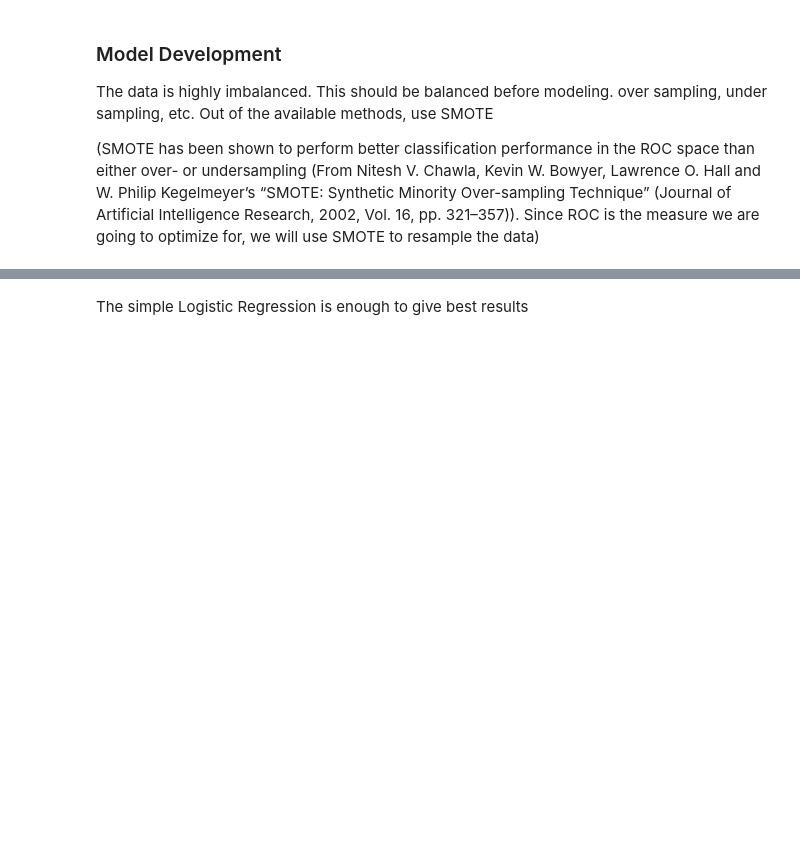
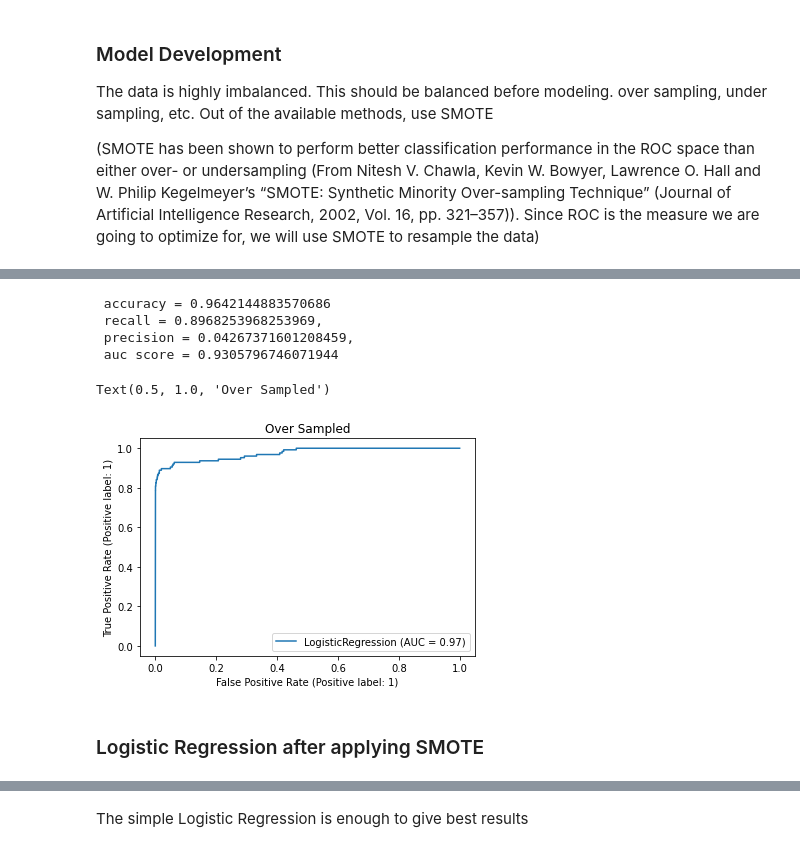
Before and after one commit to MuafiraThasni/Credit-Card-Fraud-Prediction, a Jupyter notebook: credit_card_note.ipynb, the cells around one changed output, grey strips where cells are left out. Cells and saved outputs as stored; diff of their text form; code cells hidden in the pictures; blank space fills up the shorter version.

Commit message:
New notebook after corrections

```diff
--- a/credit_card_note.ipynb
+++ b/credit_card_note.ipynb
@@ -213,0 +247,16 @@ X_train,X_test,y_train,y_test = train_test_split(X,y)
+# %%
+from imblearn.over_sampling import RandomOverSampler
+ros = RandomOverSampler(random_state=0)
+X_resampled_over, y_resampled_over = ros.fit_resample(X_train, y_train)
+# %%
+model_os = train_model_LR(X_resampled_over,y_resampled_over,X_test,y_test)
+plt.title("Over Sampled")
+# %% [output]
+ accuracy = 0.9642144883570686
+ recall = 0.8968253968253969,
+ precision = 0.04267371601208459,
+ auc score = 0.9305796746071944
+Text(0.5, 1.0, 'Over Sampled')
+[figure, added]
+# %% [markdown]
+### Logistic Regression after applying SMOTE
```
Also changed, not shown: parts of 15 cells of this notebook.
